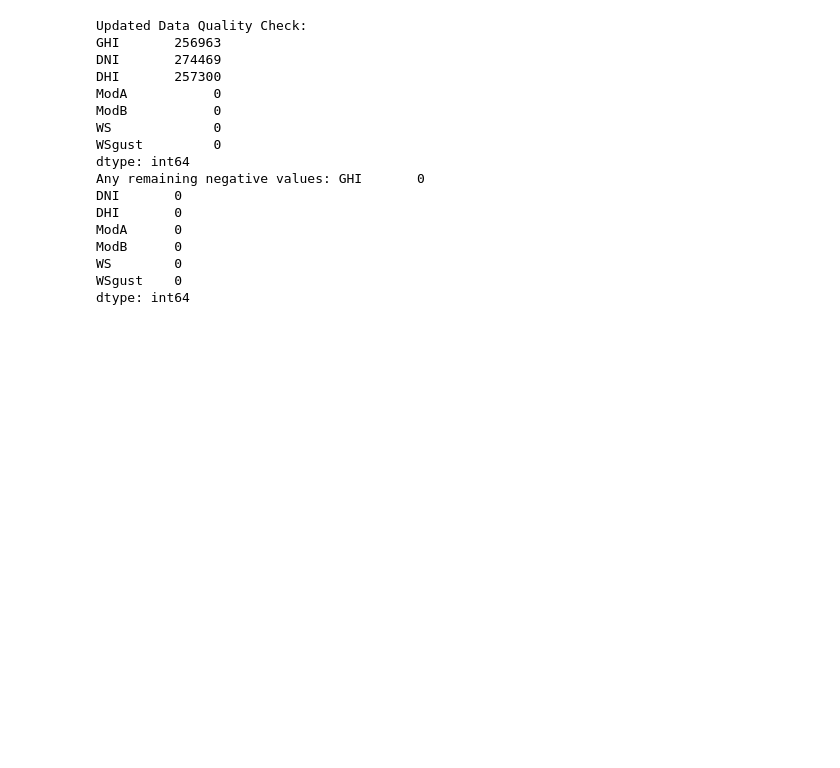
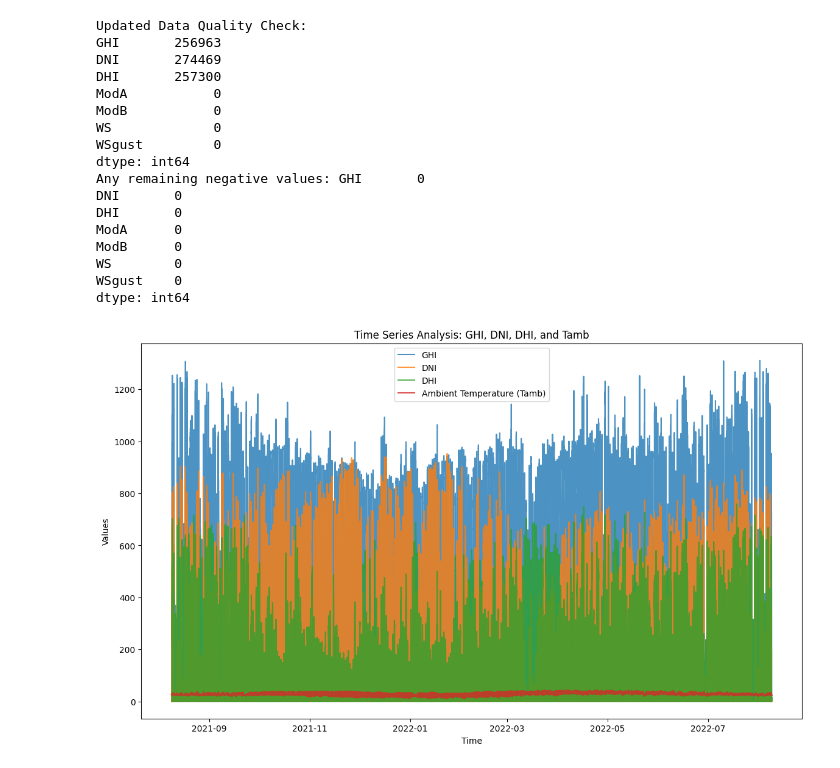
Before and after one commit to Nahom-ketsela/kaim-week-00, a Jupyter notebook: benin.ipynb, the cells around one changed output. Cells and saved outputs as stored; diff of their text form; code cells hidden in the pictures; blank space fills up the shorter version.

Commit message:
created visualization of GHI, DNI, DHI, and Tamb over time to observe patterns

```diff
--- a/benin.ipynb
+++ b/benin.ipynb
@@ -206,3 +206,25 @@ ModB      0
 WS        0
 WSgust    0
 dtype: int64
+# %%
+import matplotlib.pyplot as plt
+
+# Convert 'Timestamp' column to datetime format
+data['Timestamp'] = pd.to_datetime(data['Timestamp'])
+
+# Set Timestamp as the index for easier plotting
+data.set_index('Timestamp', inplace=True)
+
+# Plot time series
+plt.figure(figsize=(14, 8))
+plt.plot(data.index, data['GHI'], label='GHI', alpha=0.8)
+plt.plot(data.index, data['DNI'], label='DNI', alpha=0.8)
+plt.plot(data.index, data['DHI'], label='DHI', alpha=0.8)
+plt.plot(data.index, data['Tamb'], label='Ambient Temperature (Tamb)', alpha=0.8)
+plt.xlabel('Time')
+plt.ylabel('Values')
+plt.title('Time Series Analysis: GHI, DNI, DHI, and Tamb')
+plt.legend()
+plt.show()
+# %% [output]
+[figure, added]
```
Also changed, not shown: parts of 2 cells of this notebook.
